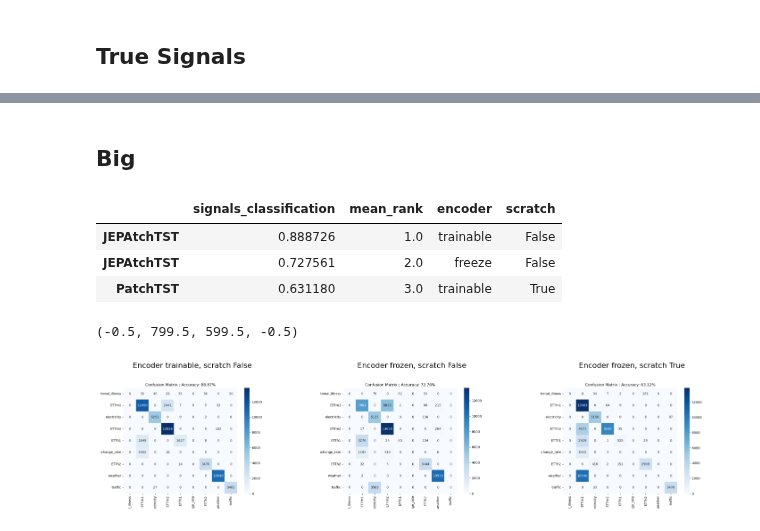
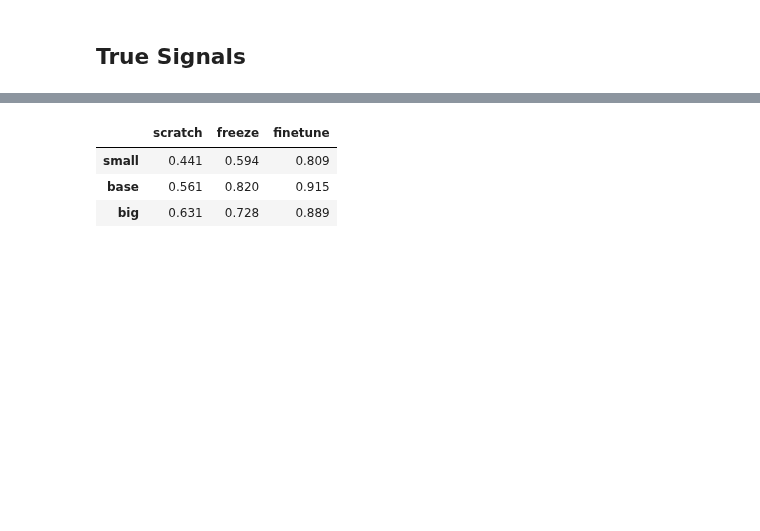
Before and after one commit to vilhess/JEPAtchTST, a Jupyter notebook: results.ipynb, the cells around one changed output, grey strips where cells are left out. Saved outputs shown, nothing was run; the diff lists cells and outputs as text; code cells hidden in the pictures; blank space fills up the shorter version.

```diff
--- a/results.ipynb
+++ b/results.ipynb
@@ -459,55 +233,24 @@ axes[2].axis('off')
-# %% [markdown]
-## Big
-# %%
-df = pd.read_json('classification/type2/results/big/accs.json')
-
-ranks = df.rank(axis=0, method='min', ascending=False)
-mean_ranks = ranks.mean(axis=1)
-df['mean_rank'] = mean_ranks
-df.sort_values('mean_rank', inplace=True)
-
-df["encoder"]=" "
-df["scratch"]=" "
-
-for i in range(len(df)):
-    index_name = df.index[i]
-    index_name_split = index_name.split("_")
-    if index_name_split[-1]=="True":
-        df.at[index_name, "scratch"] = "True"
-        df.at[index_name, "encoder"] = "trainable"
-        df.index.values[i] = "PatchTST"
-    else:
-        if index_name_split[-2]=="True":
-            df.at[index_name, "scratch"] = "False"
-            df.at[index_name, "encoder"] = "freeze"
-        else:
-            df.at[index_name, "scratch"] = "False"
-            df.at[index_name, "encoder"] = "trainable"
-        df.index.values[i] = "JEPAtchTST"
-df
-# %% [output]
-|  | signals_classification | mean_rank | encoder | scratch |
-| JEPAtchTST | 0.888726 | 1.0 | trainable | False |
-| JEPAtchTST | 0.727561 | 2.0 | freeze | False |
-| PatchTST | 0.631180 | 3.0 | trainable | True |
-# %%
-img_encoder_finetune = Image.open('classification/type2/results/big/confusion_matrix_False_False.png')
-img_encoder_freeze = Image.open('classification/type2/results/big/confusion_matrix_True_False.png')
-img_encoder_scratch = Image.open('classification/type2/results/big/confusion_matrix_True_True.png')
-
-fig, axes = plt.subplots(1, 3, figsize=(18, 6))
-
-axes[0].imshow(img_encoder_finetune)
-axes[0].set_title('Encoder trainable, scratch False')
-axes[0].axis('off')
-
-axes[1].imshow(img_encoder_freeze)
-axes[1].set_title('Encoder frozen, scratch False')
-axes[1].axis('off')
-
-axes[2].imshow(img_encoder_scratch)
-axes[2].set_title('Encoder frozen, scratch True')
-axes[2].axis('off')
-# %% [output]
-(-0.5, 799.5, 599.5, -0.5)
-[figure, removed]
+# %%
+small = pd.read_json('classification/type2/results/small/accs.json')
+base = pd.read_json('classification/type2/results/base/accs.json')
+big = pd.read_json('classification/type2/results/big/accs.json')
+
+small.columns = ['small']
+base.columns = ['base']
+big.columns = ['big']
+
+name_map = {
+    "JePatchTST_True_True": "scratch",
+    "JePatchTST_True_False": "freeze",
+    "JePatchTST_False_False": "finetune"
+}
+
+df = pd.concat([small, base, big], axis=1)
+df = df.rename(index=name_map)
+df = df.round(3)
+df.T
+# %% [output]
+|  | scratch | freeze | finetune |
+| small | 0.441 | 0.594 | 0.809 |
+| base | 0.561 | 0.820 | 0.915 |
+| big | 0.631 | 0.728 | 0.889 |
```
Also changed, not shown: parts of 21 cells of this notebook, 16 other files.
